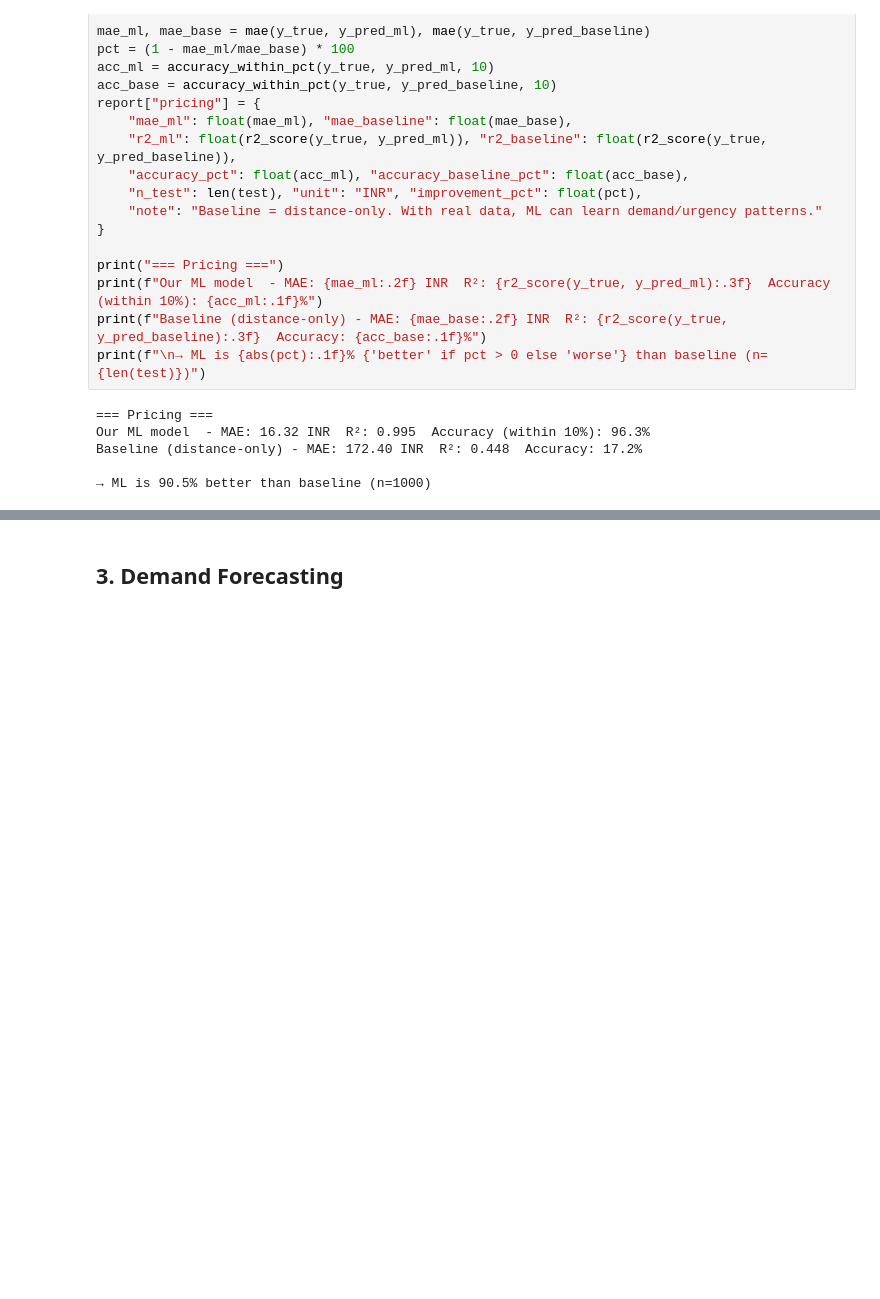
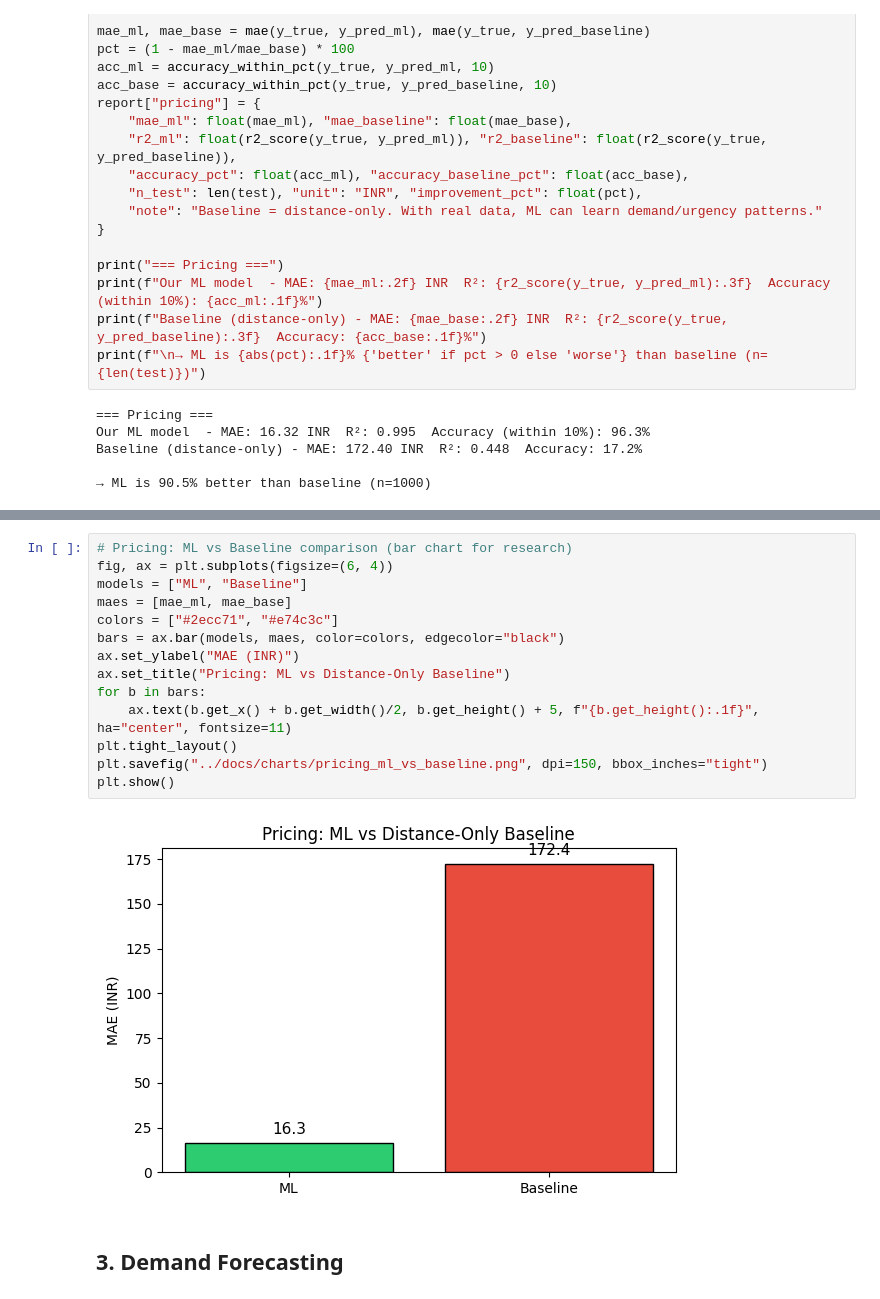
Before and after one commit to AmeyPacharkar1896/smartdispatch-ai-engine, a Jupyter notebook: ml/03_evaluation.ipynb, the cells around one changed output, grey strips where cells are left out. Drawn from its saved outputs; the diff is of its cells as text; blank space fills up the shorter version.

```diff
--- a/ml/03_evaluation.ipynb
+++ b/ml/03_evaluation.ipynb
@@ -135,5 +170,21 @@ plt.tight_layout(); plt.show()
 # %% [output]
 [figure]
+# %%
+# Pricing: ML vs Baseline comparison (bar chart for research)
+fig, ax = plt.subplots(figsize=(6, 4))
+models = ["ML", "Baseline"]
+maes = [mae_ml, mae_base]
+colors = ["#2ecc71", "#e74c3c"]
+bars = ax.bar(models, maes, color=colors, edgecolor="black")
+ax.set_ylabel("MAE (INR)")
+ax.set_title("Pricing: ML vs Distance-Only Baseline")
+for b in bars:
+    ax.text(b.get_x() + b.get_width()/2, b.get_height() + 5, f"{b.get_height():.1f}", ha="center", fontsize=11)
+plt.tight_layout()
+plt.savefig("../docs/charts/pricing_ml_vs_baseline.png", dpi=150, bbox_inches="tight")
+plt.show()
+# %% [output]
+[figure, added]
 # %% [markdown]
 ## 3. Demand Forecasting
 # %%
```
Also changed, not shown: parts of 6 cells of this notebook, 25 other files.
